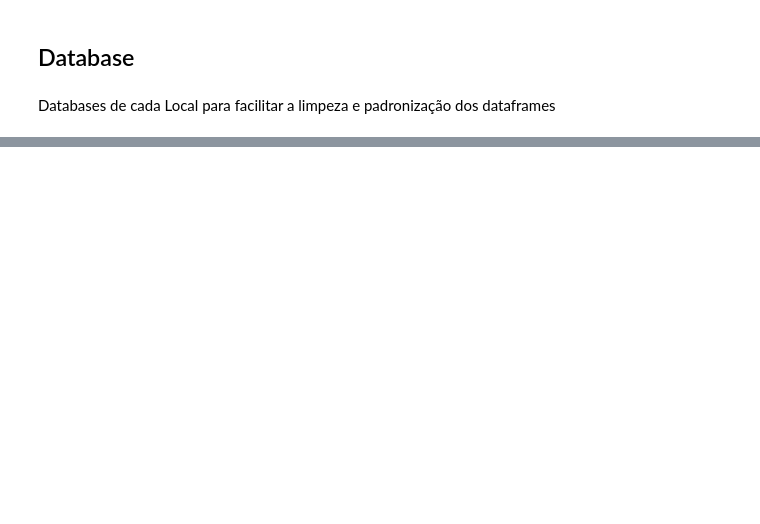
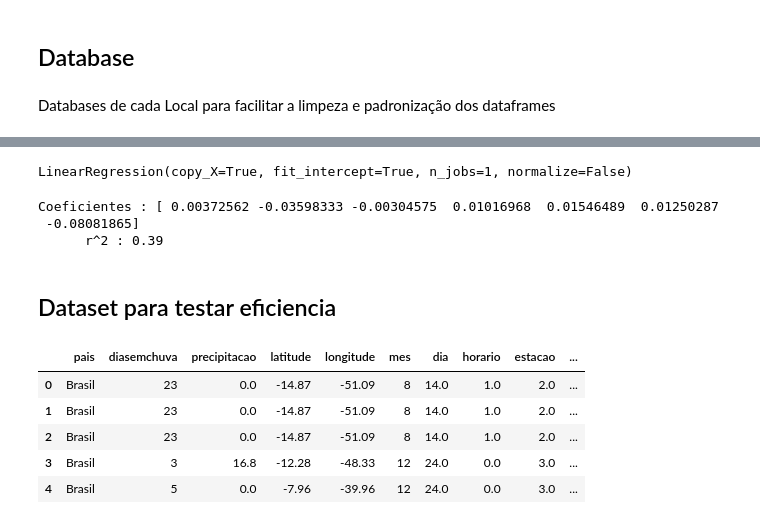
Before and after one commit to HeMatita/MonoNasa, a Jupyter notebook: databases.ipynb, the cells around one changed output, grey strips where cells are left out. Drawn from its saved outputs; the diff is of its cells as text; code cells hidden in the pictures; blank space fills up the shorter version.

```diff
--- a/databases.ipynb
+++ b/databases.ipynb
@@ -198,0 +152,57 @@ Text(0.5, 1.0, 'Probplot:Longitude')
+# %%
+modelo.fit(x_treino,y_treino)
+# %% [output]
+LinearRegression(copy_X=True, fit_intercept=True, n_jobs=1, normalize=False)
+# %%
+print("Coeficientes :",modelo.coef_)
+y_predict=modelo.predict(x_teste)
+print("      r^2 : %.2f"%r2_score(y_teste,y_predict))
+# %% [output]
+Coeficientes : [ 0.00372562 -0.03598333 -0.00304575  0.01016968  0.01546489  0.01250287
+ -0.08081865]
+      r^2 : 0.39
+# %% [markdown]
+## Dataset para testar eficiencia
+# %%
+dados_conf=pd.read_csv("Focos_2018-12-31_2019-12-31.csv", low_memory=False)
+# %%
+dados_conf[['data','hora']] = dados_conf.datahora.str.split(" ",expand=True,)
+
+dados_def=dados_conf.drop(["datahora","satelite","bioma","municipio","estado","frp"], axis=1)
+
+dados_def.data = dados_def.data.str.replace("/", " ")
+dados_def[['ano','mes',"dia"]] = dados_def.data.str.split(" ",expand=True,)
+
+dados_def['hora'] = dados_def['hora'].str.replace(r'\D', '')
+dados_def['hora'] = dados_def['hora'].astype(int)
+dados_def['mes'] = dados_def['mes'].astype(int)
+dados_def['dia'] = dados_def['dia'].astype(float)
+
+dados_def.loc[(60000< dados_def.hora) | (dados_def.hora<180000), "horario"]=0
+dados_def.loc[(dados_def.hora>180000) | (dados_def.hora<60000), "horario"]=1
+
+
+dados_def=dados_def.drop(["data","ano","hora"], axis=1)
+dados_def.dropna(how='any', inplace=True)
+# %%
+indexNames2 =dados_def[ (dados_def['diasemchuva'] < 0) | (dados_def['riscofogo'] < 0) ].index
+dados_def.drop(indexNames2 , inplace=True)
+# %%
+dados_def.loc[(dados_def.mes==3) & (dados_def.dia>=20), "estacao"]=1
+dados_def.loc[(dados_def.mes==6) & (dados_def.dia>=21), "estacao"]=2
+dados_def.loc[(dados_def.mes==9) & (dados_def.dia>=23), "estacao"]=3
+dados_def.loc[(dados_def.mes==12) & (dados_def.dia>=22), "estacao"]=4
+dados_def.loc[(dados_def.mes<=6) & (dados_def.mes>3) | (dados_def.mes==6)  & (dados_def.dia<21) , "estacao"]=1
+dados_def.loc[(dados_def.mes<=9) & (dados_def.mes>6) | (dados_def.mes==9) & (dados_def.dia<23), "estacao"]=2
+dados_def.loc[(dados_def.mes<=12) & (dados_def.mes>9) | (dados_def.mes==12) & (dados_def.dia<22), "estacao"]=3
+dados_def.loc[(dados_def.mes<=3) & (dados_def.mes>=1) | (dados_def.mes==3) & (dados_def.dia<23) , "estacao"]=4
+
+dados_def=dados_def[["pais","diasemchuva","precipitacao","latitude","longitude","mes","dia","horario","estacao","riscofogo"]]
+dados_def.head()
+# %% [output]
+|  | pais | diasemchuva | precipitacao | latitude | longitude | mes | dia | horario | estacao | ... |
+| 0 | Brasil | 23 | 0.0 | -14.87 | -51.09 | 8 | 14.0 | 1.0 | 2.0 | ... |
+| 1 | Brasil | 23 | 0.0 | -14.87 | -51.09 | 8 | 14.0 | 1.0 | 2.0 | ... |
+| 2 | Brasil | 23 | 0.0 | -14.87 | -51.09 | 8 | 14.0 | 1.0 | 2.0 | ... |
+| 3 | Brasil | 3 | 16.8 | -12.28 | -48.33 | 12 | 24.0 | 0.0 | 3.0 | ... |
+| 4 | Brasil | 5 | 0.0 | -7.96 | -39.96 | 12 | 24.0 | 0.0 | 3.0 | ... |
```
Also changed, not shown: parts of 24 cells of this notebook.
